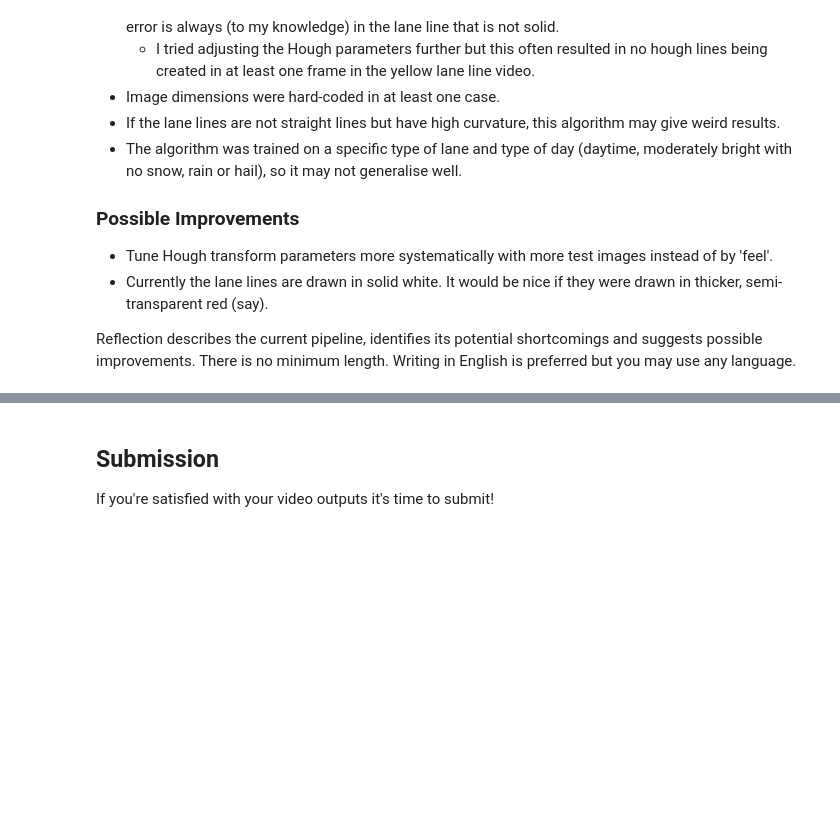
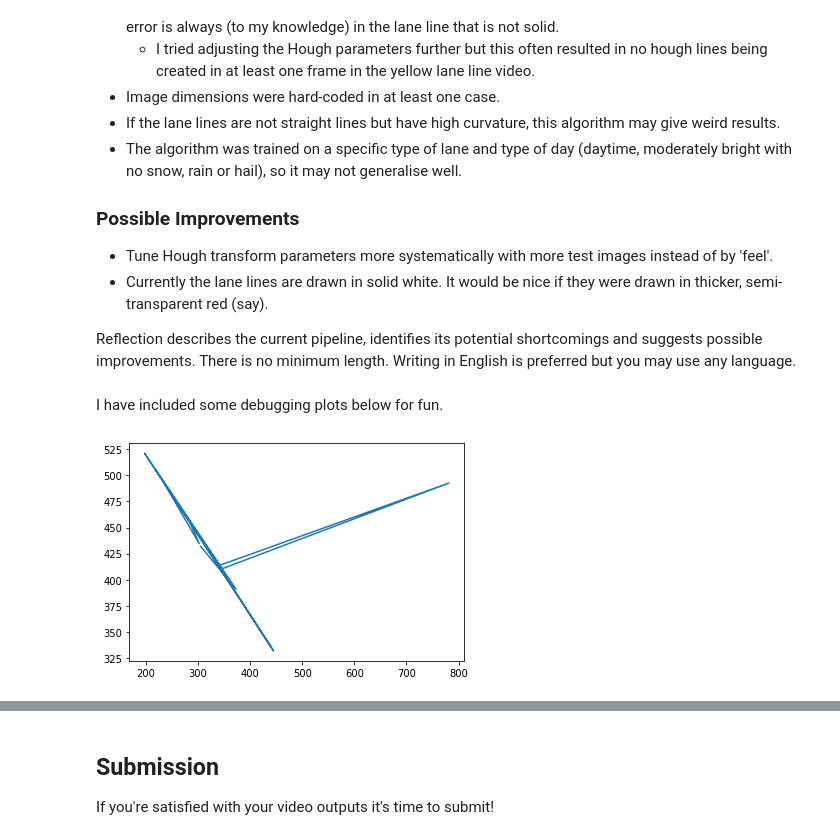
Before and after one commit to vijaypurohit322/Self-Driving-Car_Lane-Detection, a Jupyter notebook: P1.ipynb, the cells around one changed output, grey strips where cells are left out. Drawn from its saved outputs; the diff is of its cells as text; code cells hidden in the pictures; blank space fills up the shorter version.

```diff
--- a/P1.ipynb
+++ b/P1.ipynb
@@ -892,3 +908,13 @@ The time I spent the most time on was Step 7, drawing lines extrapolated from li
 * Currently the lane lines are drawn in solid white. It would be nice if they were drawn in thicker, semi-transparent red (say).
 
 Reflection describes the current pipeline, identifies its potential shortcomings and suggests possible improvements. There is no minimum length. Writing in English is preferred but you may use any language.
+# %% [markdown]
+I have included some debugging plots below for fun.
+# %%
+# Debugging plot 1: Plotting the midpoints of the Hough line segments
+# for a test image to see why the final line plotted was wrong.
+plt.plot([305.0, 373.0, 229.0, 302.5, 281.5, 197.5, 445.0, 339.5, 781.5, 346.0, 217.0, 439.5],
+         [432.0, 391.0, 497.5, 434.5, 458.5, 521.0, 332.0, 413.5, 492.5, 410.5, 506.5, 336.5])
+plt.show()
+# %% [output]
+[figure, added]
```
Also changed, not shown: parts of 20 cells of this notebook.
